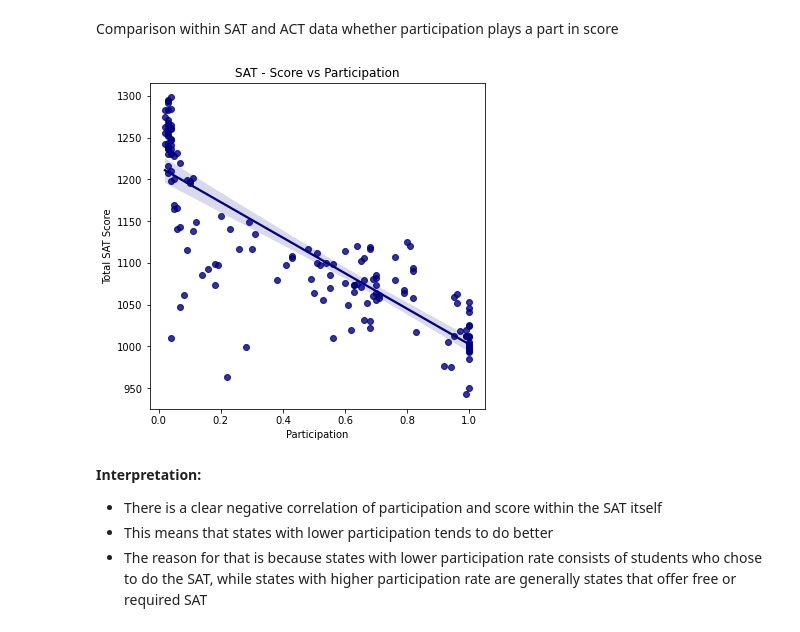
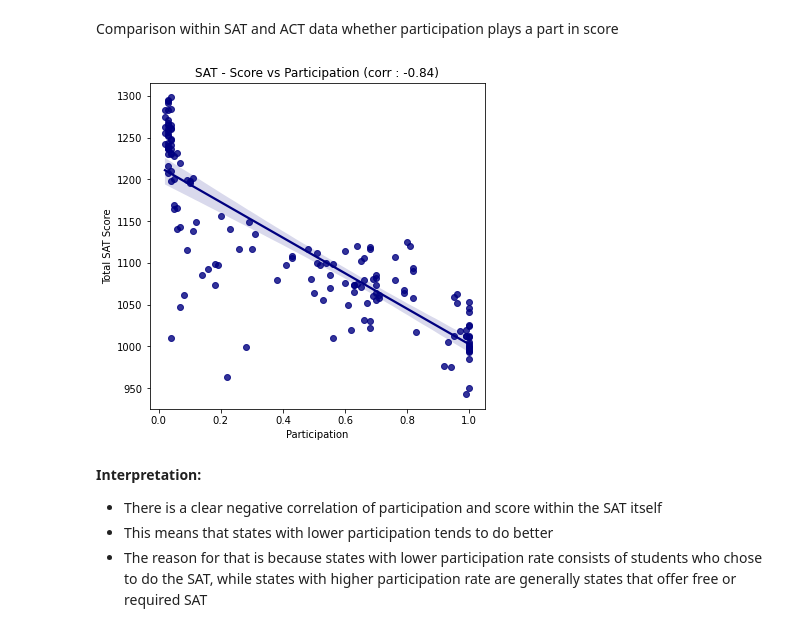
Before and after one commit to krisgch/dsi_project_satcat, a Jupyter notebook: code/sat_act_eda.ipynb, the cells around one changed output. Cells and saved outputs as stored; diff of their text form; code cells hidden in the pictures.

```diff
--- a/code/sat_act_eda.ipynb
+++ b/code/sat_act_eda.ipynb
@@ -194,20 +199,23 @@ Comparison within SAT and ACT data whether participation plays a part in score
 # %%
 # SAT score and participation
 fig, axes = plt.subplots(figsize=(6,6))
 
 # plot
 sns.regplot(y = 'total', x= 'participation', data = sat_df,color='#000080')
 
+# characteristic
+graph_corr = round(sat_df[['total','participation']].corr()['total']['participation'],2)
+
 # style title
-axes.set_title('SAT - Score vs Participation')
+axes.set_title(f'SAT - Score vs Participation (corr : {graph_corr})')
 
 # style label
 axes.set_ylabel('Total SAT Score')
 axes.set_xlabel('Participation')
 plt.savefig('../figure/sat_score_vs_participation.jpg');
 # The lower the participation rate of each state, the higher they tend to score
 # %% [output]
-[figure, old version]
+[figure, new version]
 # %% [markdown]
 __Interpretation:__
 - There is a clear negative correlation of participation and score within the SAT itself
```
Also changed, not shown: parts of 5 cells of this notebook, 8 other files.
